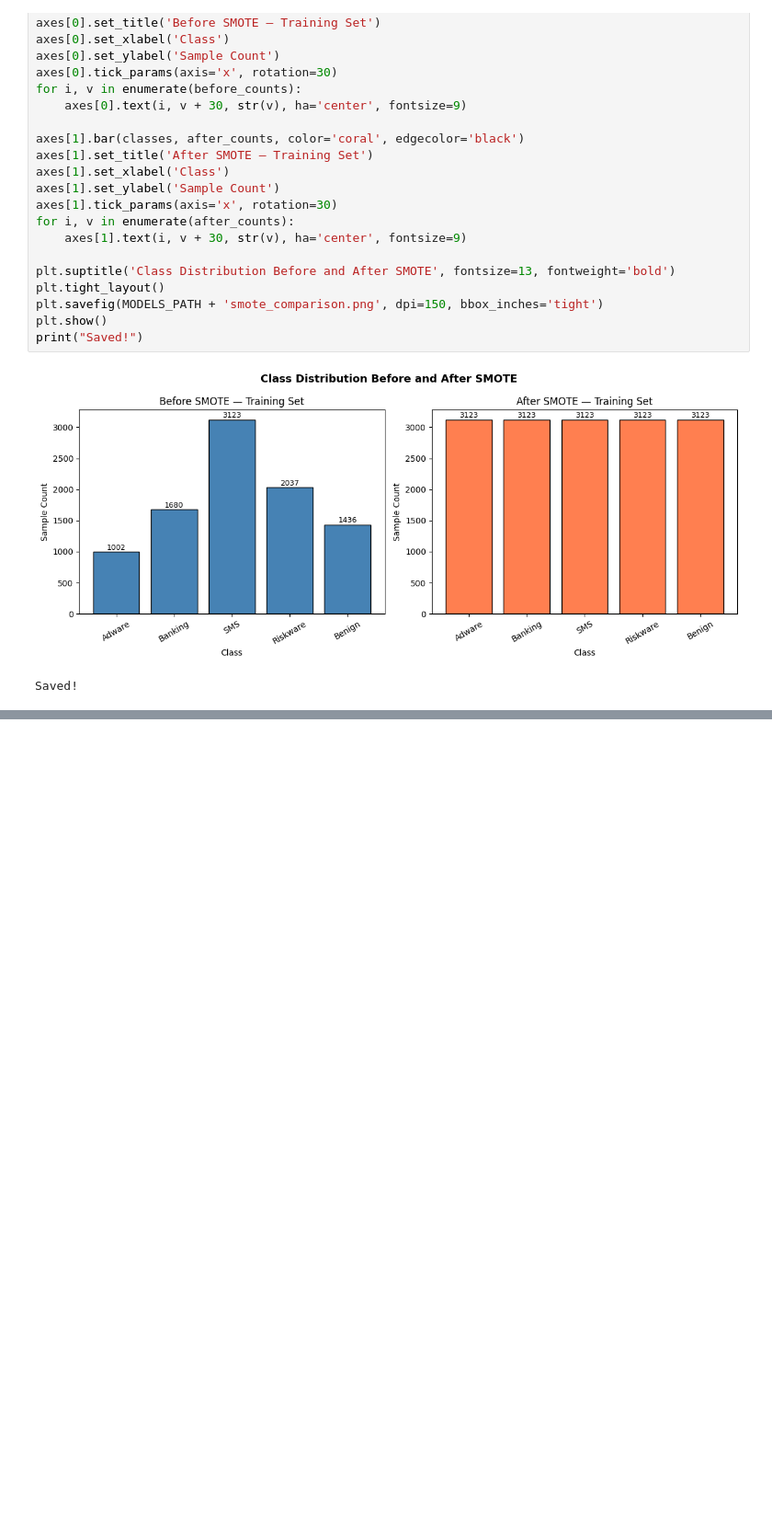
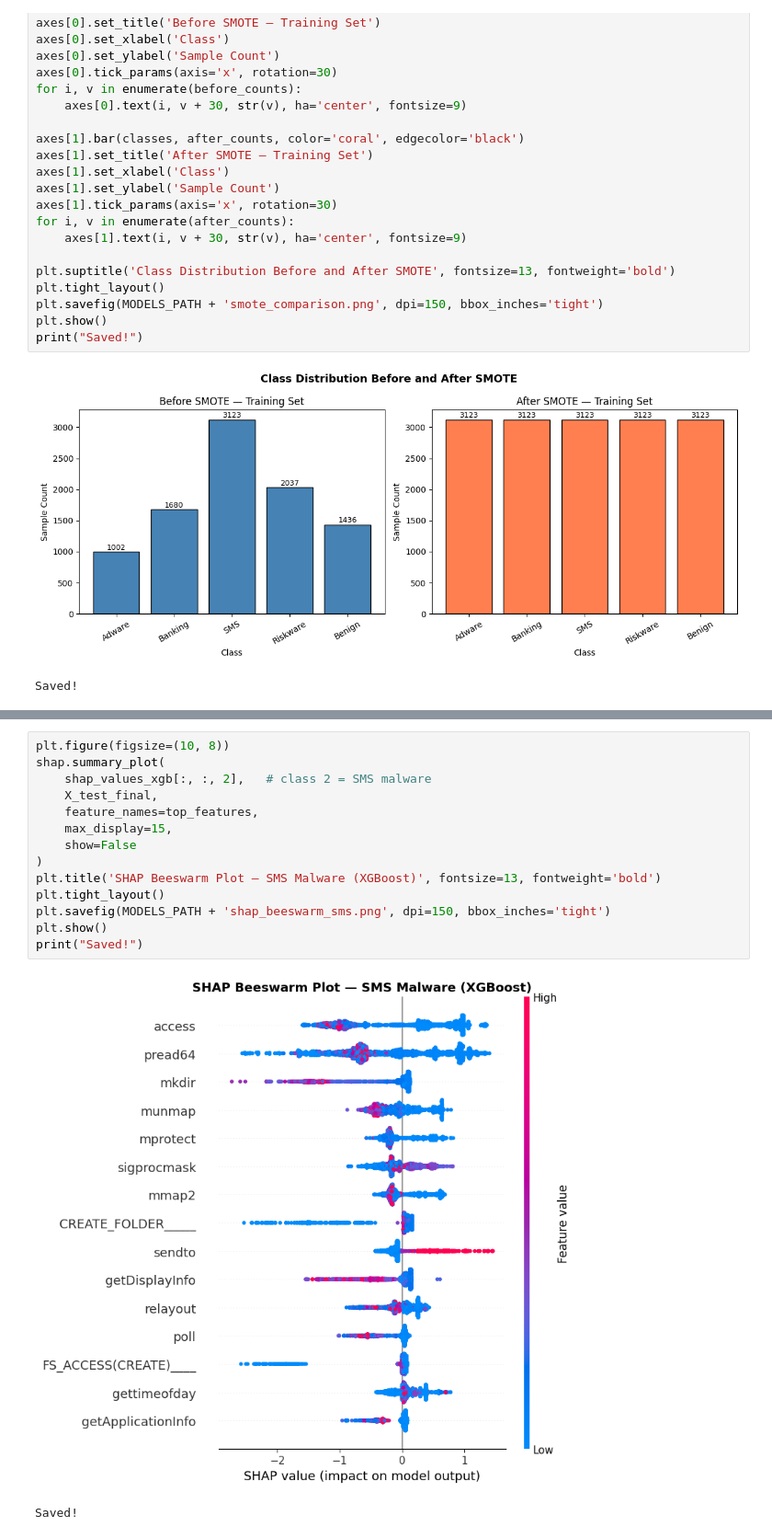
Before and after one commit to S-0120/XAI, a Jupyter notebook: XAI_Project.ipynb, the cells around one changed output, grey strips where cells are left out. Shown at 92% size. Cells and saved outputs as stored; diff of their text form; blank space fills up the shorter version.

```diff
--- a/XAI_Project.ipynb
+++ b/XAI_Project.ipynb
@@ -1704,0 +1815,17 @@ Saved!
+# %%
+plt.figure(figsize=(10, 8))
+shap.summary_plot(
+    shap_values_xgb[:, :, 2],   # class 2 = SMS malware
+    X_test_final,
+    feature_names=top_features,
+    max_display=15,
+    show=False
+)
+plt.title('SHAP Beeswarm Plot — SMS Malware (XGBoost)', fontsize=13, fontweight='bold')
+plt.tight_layout()
+plt.savefig(MODELS_PATH + 'shap_beeswarm_sms.png', dpi=150, bbox_inches='tight')
+plt.show()
+print("Saved!")
+# %% [output]
+[figure, added]
+Saved!
```
Also changed, not shown: parts of 24 cells of this notebook.
